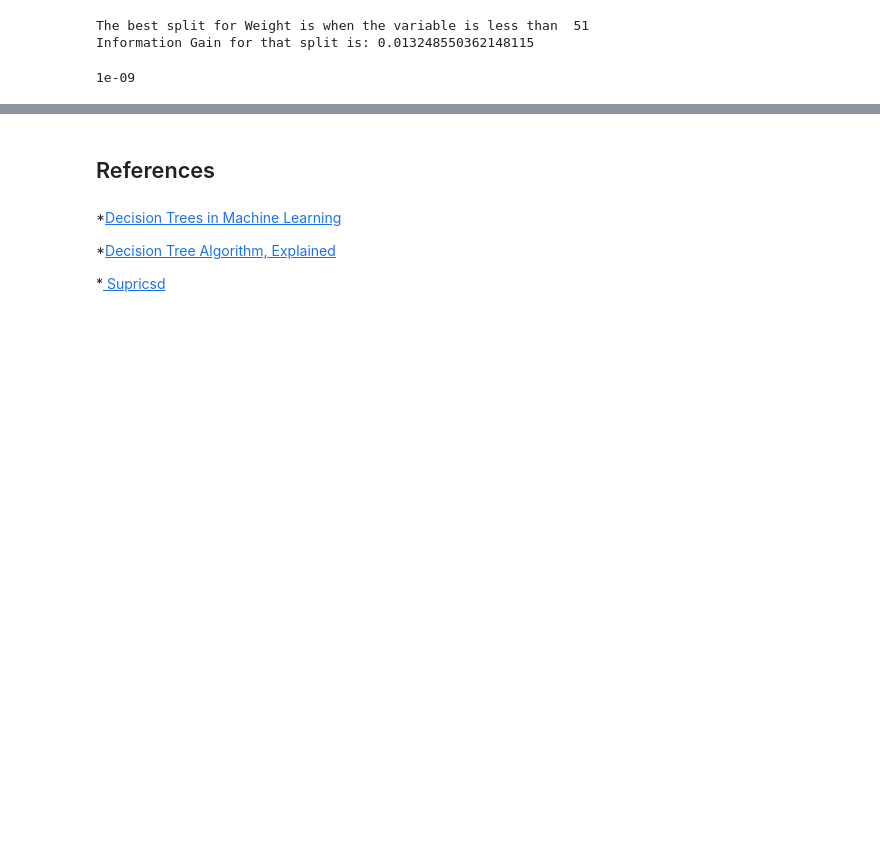
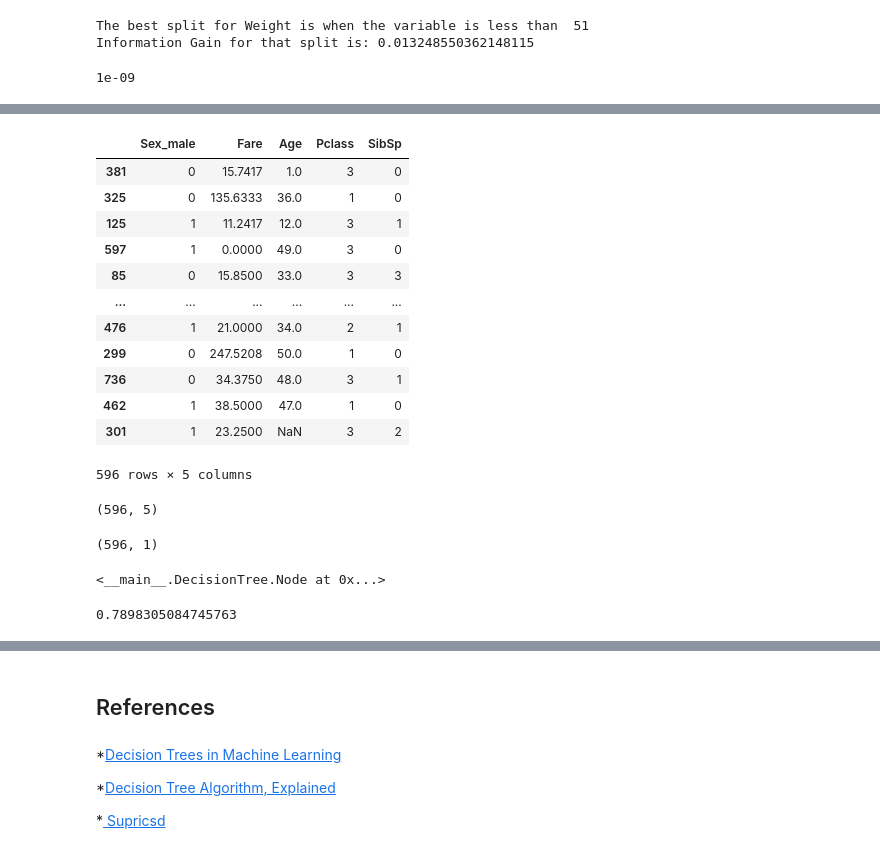
Before and after one commit to daodavid/classic-ML, a Jupyter notebook: notes/decision_tree.ipynb, the cells around one changed output, grey strips where cells are left out. Saved outputs shown, nothing was run; the diff lists cells and outputs as text; code cells hidden in the pictures; blank space fills up the shorter version.

```diff
--- a/notes/decision_tree.ipynb
+++ b/notes/decision_tree.ipynb
@@ -316,0 +518,35 @@ entropy(data['obese'][data['Weight']<51])
+# %%
+x = data[['Sex_male', 'Fare', 'Age','Pclass', 'SibSp']]
+survived_train = df_train[['Survived']]
+# %%
+y= survived_train
+X_train, X_test, y_train, y_test = train_test_split(x, survived_train, test_size=0.33, random_state=42, stratify=y)
+X_train
+# %% [output]
+|  | Sex_male | Fare | Age | Pclass | SibSp |
+| 381 | 0 | 15.7417 | 1.0 | 3 | 0 |
+| 325 | 0 | 135.6333 | 36.0 | 1 | 0 |
+| 125 | 1 | 11.2417 | 12.0 | 3 | 1 |
+| 597 | 1 | 0.0000 | 49.0 | 3 | 0 |
+| 85 | 0 | 15.8500 | 33.0 | 3 | 3 |
+| ... | ... | ... | ... | ... | ... |
+| 476 | 1 | 21.0000 | 34.0 | 2 | 1 |
+| 299 | 0 | 247.5208 | 50.0 | 1 | 0 |
+| 736 | 0 | 34.3750 | 48.0 | 3 | 1 |
+| 462 | 1 | 38.5000 | 47.0 | 1 | 0 |
+| 301 | 1 | 23.2500 | NaN | 3 | 2 |
+596 rows × 5 columns
+# %%
+X_train.shape
+# %% [output]
+(596, 5)
+# %%
+y_train.shape
+# %% [output]
+(596, 1)
+# %%
+tree = DecisionTree(max_depth=10)
+tree.train(X_train, y_train)
+#
+# %% [output]
+<__main__.DecisionTree.Node at 0x...>
@@ -316,0 +555,5 @@ entropy(data['obese'][data['Weight']<51])
+# %%
+scorre = accuracy_score(y_predict_test,y_test)
+scorre
+# %% [output]
+0.7898305084745763
```
Also changed, not shown: parts of 15 cells of this notebook.
